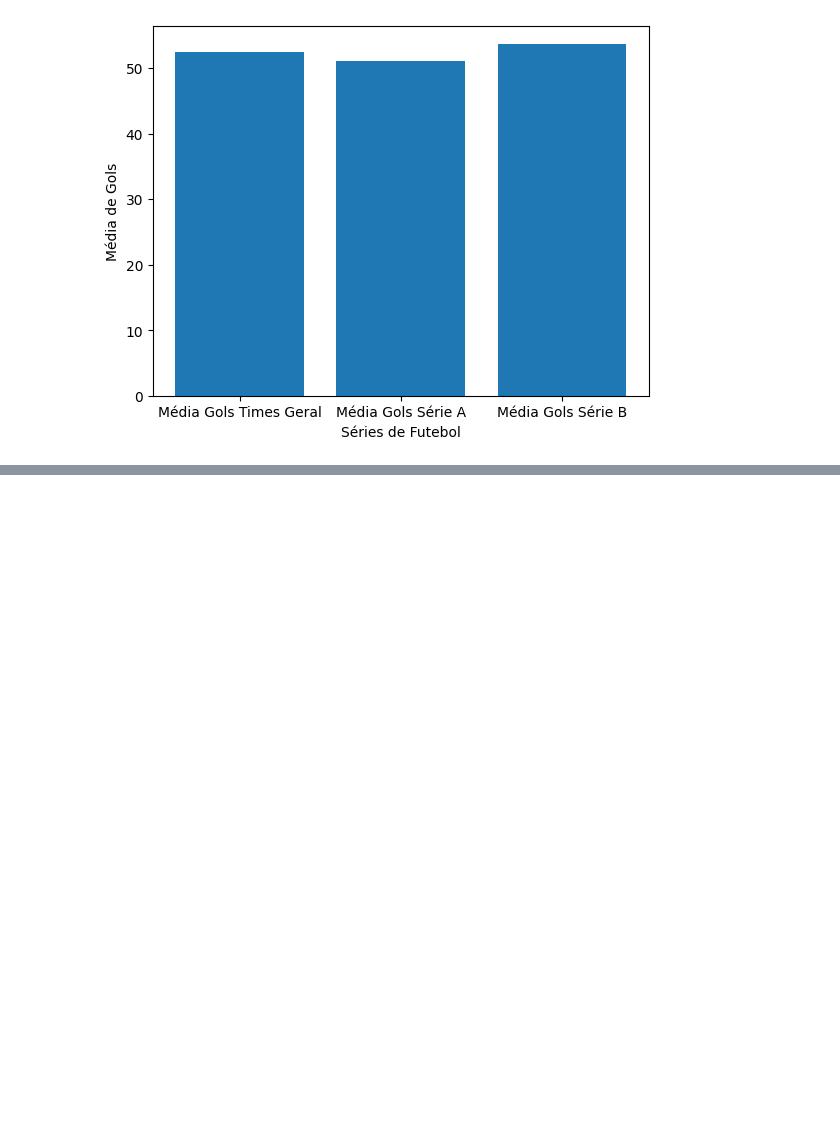
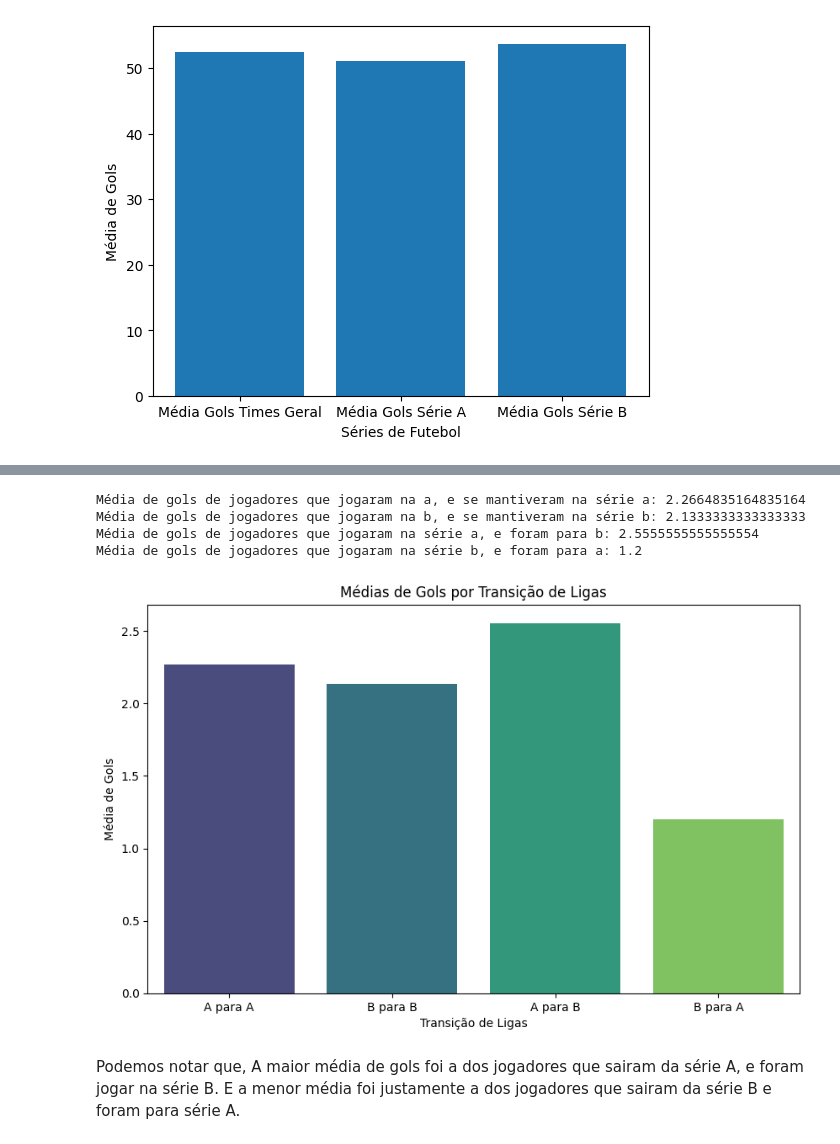
Before and after one commit to RodrigoflBraz/TCC---Data-Science-Applied-to-Football, a Jupyter notebook: ETL_dataset.ipynb, the cells around one changed output, grey strips where cells are left out. Saved outputs shown, nothing was run; the diff lists cells and outputs as text; code cells hidden in the pictures; blank space fills up the shorter version.

Commit message:
Atualização de grupos de jogadores e métricas

```diff
--- a/ETL_dataset.ipynb
+++ b/ETL_dataset.ipynb
@@ -164,3 +174,9 @@ plt.ylabel('Média de Gols')
 plt.show()
 # %% [output]
 [figure]
+# %%
+df_jogadores_serie_b_para_b = pd.merge(players_liga_b_20_21, players_liga_b_21_22, on = 'Jogador', how = 'inner')
+df_jogadores_serie_a_para_a = pd.merge(players_liga_a_20_21, players_liga_a_21_22, on = 'Jogador', how = 'inner')
+
+df_jogadores_serie_a_para_b = pd.merge(players_liga_a_20_21, players_liga_b_21_22, on = 'Jogador', how = 'inner')
+df_jogadores_serie_b_para_a = pd.merge(players_liga_b_20_21, players_liga_a_21_22, on = 'Jogador', how = 'inner')
@@ -166,0 +202,39 @@ plt.show()
+# %%
+media_gols_a_para_a = df_jogadores_serie_a_para_a['Gols_y'].mean()
+media_gols_b_para_b = df_jogadores_serie_b_para_b['Gols_y'].mean()
+
+media_gols_a_para_b = df_jogadores_serie_a_para_b['Gols_y'].mean()
+media_gols_b_para_a = df_jogadores_serie_b_para_a['Gols_y'].mean()
+
+
+print(f"""
+Média de gols de jogadores que jogaram na a, e se mantiveram na série a: {media_gols_a_para_a}
+Média de gols de jogadores que jogaram na b, e se mantiveram na série b: {media_gols_b_para_b}
+Média de gols de jogadores que jogaram na série a, e foram para b: {media_gols_a_para_b}
+Média de gols de jogadores que jogaram na série b, e foram para a: {media_gols_b_para_a}
+      """)
+# %% [output]
+Média de gols de jogadores que jogaram na a, e se mantiveram na série a: 2.2664835164835164
+Média de gols de jogadores que jogaram na b, e se mantiveram na série b: 2.1333333333333333
+Média de gols de jogadores que jogaram na série a, e foram para b: 2.5555555555555554
+Média de gols de jogadores que jogaram na série b, e foram para a: 1.2
+# %%
+import warnings
+
+warnings.filterwarnings('ignore')
+
+# Definir os dados
+medias = [media_gols_a_para_a, media_gols_b_para_b, media_gols_a_para_b, media_gols_b_para_a]
+categorias = ['A para A', 'B para B', 'A para B', 'B para A']
+
+# Criar o gráfico de barras
+plt.figure(figsize=(10, 6))
+sns.barplot(x=categorias, y=medias, palette='viridis')
+plt.title('Médias de Gols por Transição de Ligas')
+plt.xlabel('Transição de Ligas')
+plt.ylabel('Média de Gols')
+plt.show()
+# %% [output]
+[figure, added]
+# %% [markdown]
+Podemos notar que, A maior média de gols foi a dos jogadores que sairam da série A, e foram jogar na série B. E a menor média foi justamente a dos jogadores que sairam da série B e foram para série A.
```
Also changed, not shown: parts of 4 cells of this notebook.
